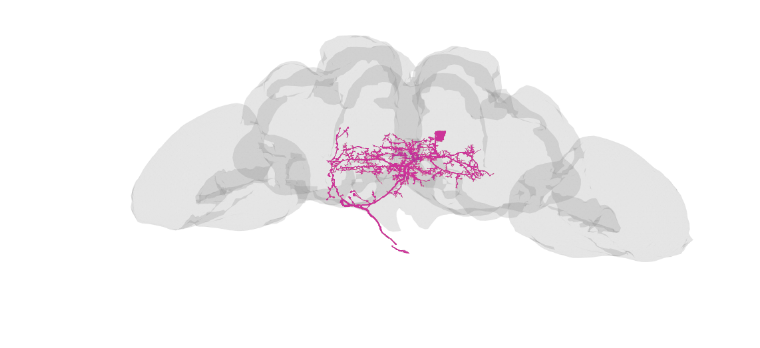
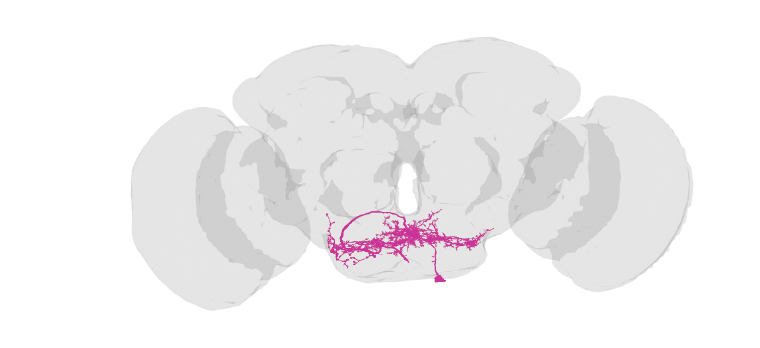
Before and after one commit to chrisjdallmann/feco-inhibition, a Jupyter notebook: code/flywire_plot_neuron.ipynb, the cells around one changed output. Saved outputs shown, nothing was run; the diff lists cells and outputs as text; code cells hidden in the pictures; blank space fills up the shorter version.

```diff
--- a/code/flywire_plot_neuron.ipynb
+++ b/code/flywire_plot_neuron.ipynb
@@ -23,13 +23,13 @@ color.append([0.5,0.5,0.5,0.1]) # Brain
 # %%
 # Plot neuron and brain
 fig, ax = navis.plot2d(
     [n, brain.mesh],
-    dps_scale_vec=1000,
-    method='2d',
-    view=('-x','-z'), # Posterior view: ('-x','-y'); top view: ('-x','-z')
-    figsize=(12, 12),
+    dps_scale_vec = 1000,
+    method = '2d',
+    view = ('-x','-y'), # Posterior view: ('-x','-y'); top view: ('-x','-z')
+    figsize = (12, 12),
     color = color
     )
 ax.set_axis_off()
 # %% [output]
-[figure, old version]
+[figure, new version]
```
Also changed, not shown: parts of 2 cells of this notebook, 11 other files.
